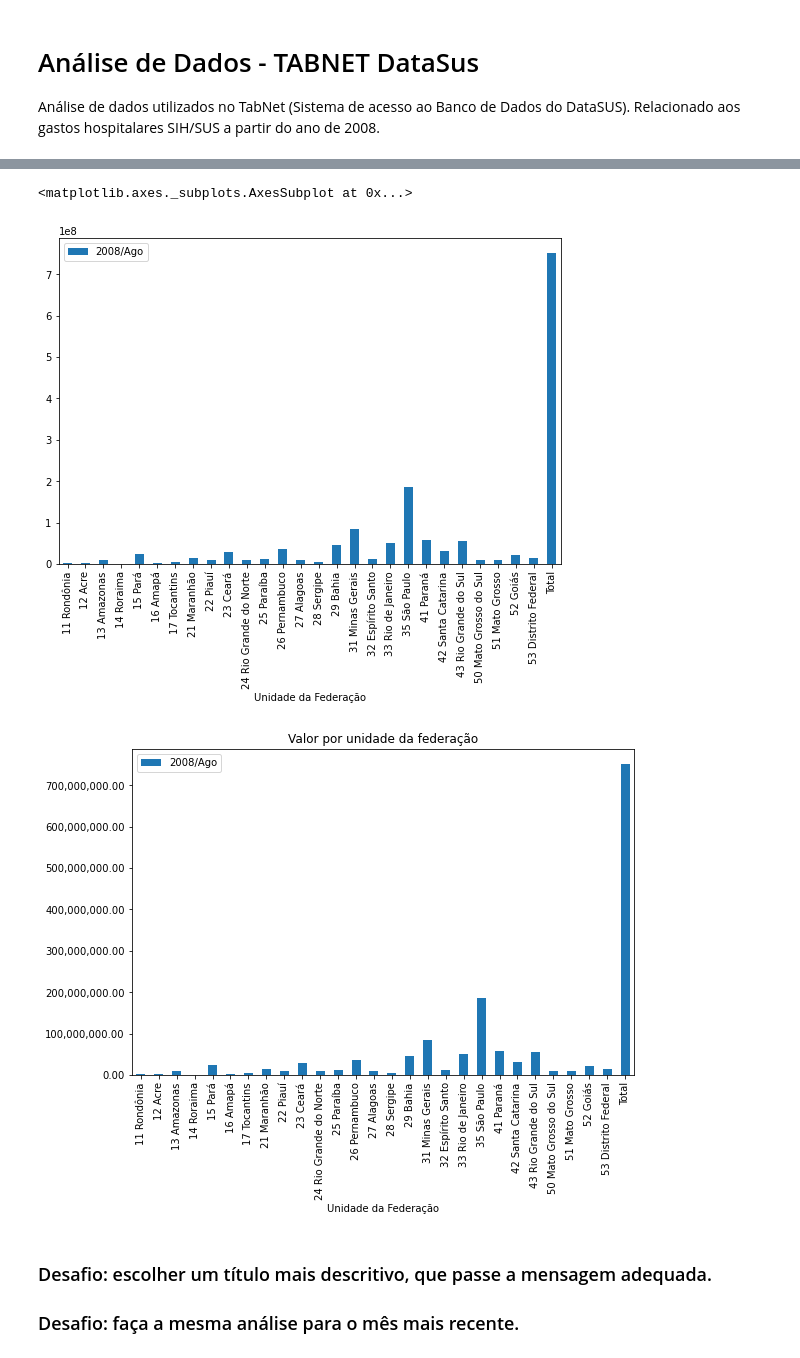
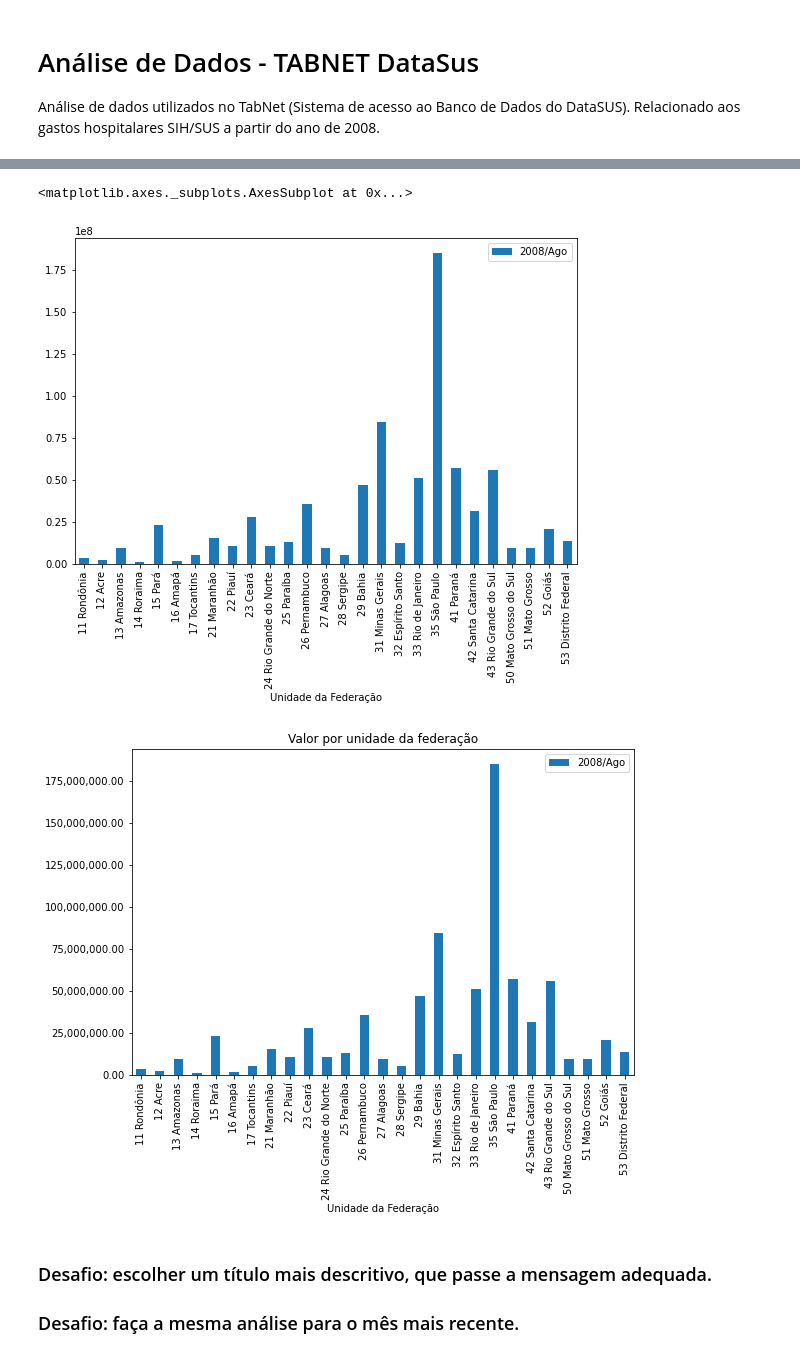
Before and after one commit to henriqlustosa/Alura_Bootcamp_Henrique, a Jupyter notebook: Agendamento_Analise.ipynb, the cells around one changed output, grey strips where cells are left out. Saved outputs shown, nothing was run; the diff lists cells and outputs as text; code cells hidden in the pictures.

```diff
--- a/Agendamento_Analise.ipynb
+++ b/Agendamento_Analise.ipynb
@@ -7,7 +7,9 @@ import pandas as pd
 import matplotlib.pyplot as plt
 import matplotlib.ticker as ticker
 # %%
-dados = pd.read_csv("DataBase/Arquivo_Base.csv",engine ="python", encoding = "utf 16", sep = ";", thousands =".", decimal= ",")
+dados = pd.read_csv("DataBase/Arquivo_Base.csv",engine ="python",skipfooter = 1, encoding = "utf 16", sep = ";", thousands =".", decimal= ",")
+# setting first name as index column
+dados.set_index("Unidade da Federação", inplace = True)
 # %%
 pd.options.display.float_format = "{:.2f}".format
 # %%
@@ -59,16 +63,16 @@ dados.tail()
 # %%
-dados.plot(x="Unidade da Federação", y="2008/Ago", kind="bar",figsize=(9,6))
+dados.plot( y="2008/Ago", kind="bar",figsize=(9,6), use_index = True)
 # %% [output]
 <matplotlib.axes._subplots.AxesSubplot at 0x...>
-[figure, old version]
+[figure, new version]
 # %%
-ax = dados.plot(x="Unidade da Federação", y="2008/Ago", kind="bar",figsize=(9,6))
+ax = dados.plot( y="2008/Ago", kind="bar",figsize=(9,6), use_index = True)
 ax.yaxis.set_major_formatter(ticker.StrMethodFormatter("{x:,.2f}"))
 
 plt.title("Valor por unidade da federação")
 plt.show()
 # %% [output]
-[figure, old version]
+[figure, new version]
 # %% [markdown]
 ### Desafio: escolher um título mais descritivo, que passe a mensagem adequada.
 ### Desafio: faça a mesma análise para o mês mais recente.
```
Also changed, not shown: parts of 8 cells of this notebook.
